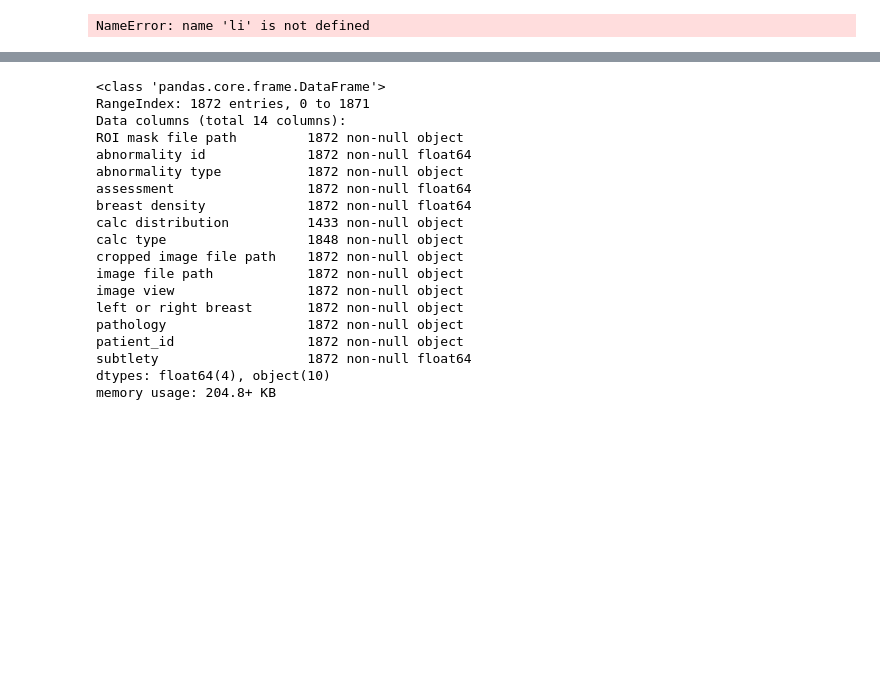
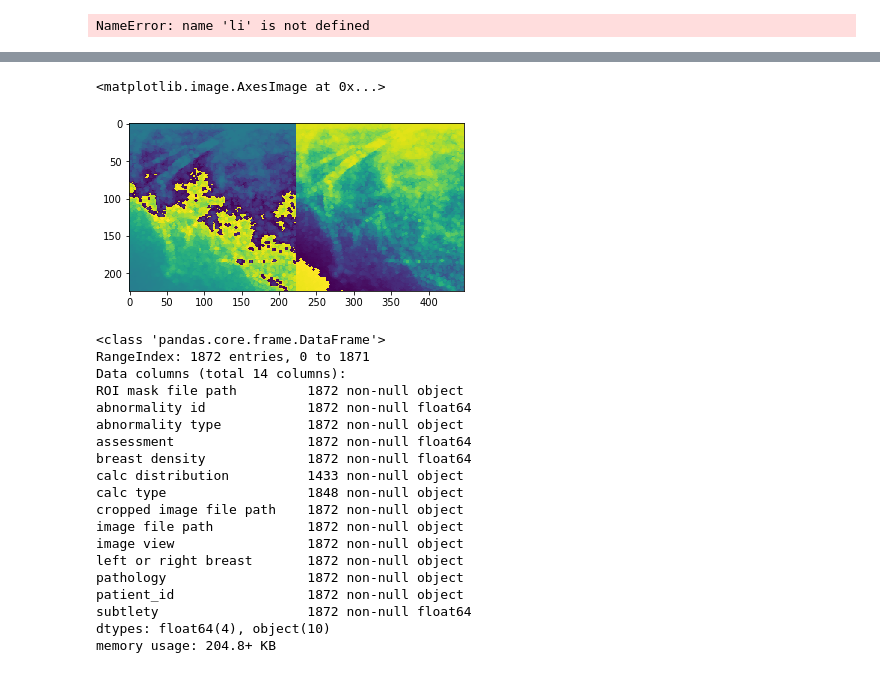
Before and after one commit to isados/breast-cancer-screening, a Jupyter notebook: test.ipynb, the cells around one changed output, grey strips where cells are left out. Cells and saved outputs as stored; diff of their text form; code cells hidden in the pictures; blank space fills up the shorter version.

Commit message:
Subtracting mean pixel of an image from itself

```diff
--- a/test.ipynb
+++ b/test.ipynb
@@ -105,7 +97,7 @@ See the caveats in the documentation: http://pandas.pydata.org/pandas-docs/stabl
 Done!
 # %%
 # Load the new csv
-newcsv=pd.read_pickle('newcsv.pkl')
+newcsv=pd.read_pickle('new.pkl')
 # %%
 # Reading the image
 img=pdicom.read_file(li[-5],force=True)
@@ -176,3 +144,11 @@ newcsv1.pixel_array=newcsv.pixel_array-avg
+# %%
+arr=newcsv.pixel_array
+img=arr[9]
+whole=[img,img-img.mean().astype(np.uint8)]
+plt.imshow(np.hstack(whole))
+# %% [output]
+<matplotlib.image.AxesImage at 0x...>
+[figure, added]
 # %%
 labels_df.info()
 # %% [output]
```
Also changed, not shown: parts of 4 cells of this notebook.
